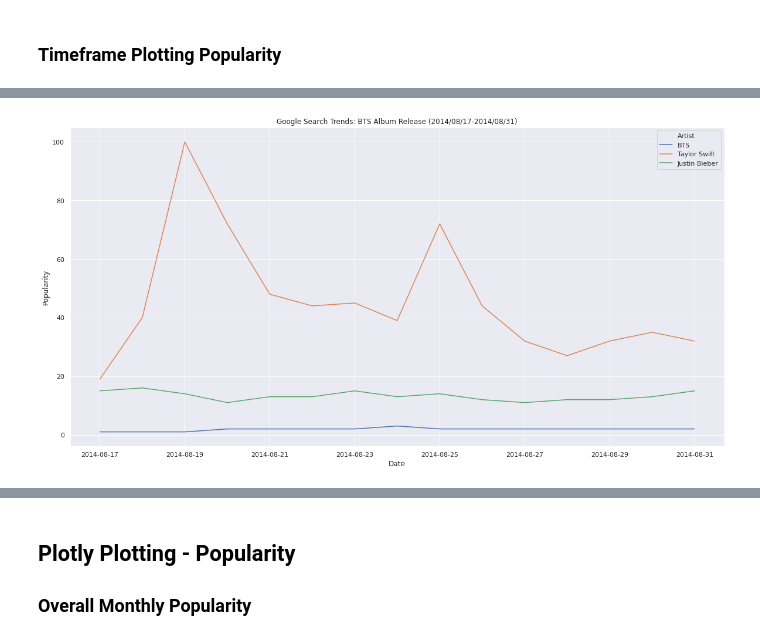
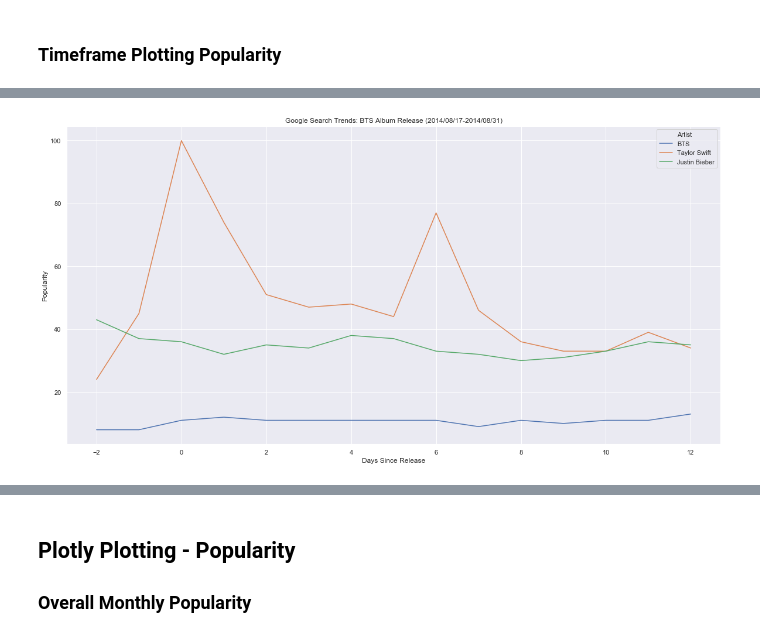
Before and after one commit to dliu9999/Fandom-Online-Collaboration, a Jupyter notebook: notebooks/01-duong-GoogleTrends.ipynb, the cells around one changed output, grey strips where cells are left out. Drawn from its saved outputs; the diff is of its cells as text; code cells hidden in the pictures.

```diff
--- a/notebooks/01-duong-GoogleTrends.ipynb
+++ b/notebooks/01-duong-GoogleTrends.ipynb
@@ -42,7 +48,7 @@ hashtag_timeframes = ['2020-06-01 2020-06-18',
                       '2021-01-18 2021-02-01']
 
 bts_timeframes = ['2014-08-17 2014-08-31',
-                 '2018-05-16 2018-06-30',
+                 '2018-05-16 2018-05-30',
                  '2020-11-18 2020-12-02']
 
 ts_timeframes = ['2014-10-25 2014-11-08',
@@ -162,57 +158,73 @@ df_list = []
 
 for albums in music_timeframes:
     for dates in albums:
-        pytrends.build_payload(kw_list = artists, cat = 3, timeframe = dates)
+        while True:
+            try:
+#                 pytrends.build_payload(kw_list = artists, cat = 3, timeframe = dates)
+                pytrends.build_payload(kw_list = artists, timeframe = dates)
 
-        ranged = pytrends.interest_over_time()
+                ranged = pytrends.interest_over_time()
 
-        ranged.drop('isPartial', inplace = True, axis = 1)
-        ranged.reset_index(inplace = True)
+                ranged.drop('isPartial', inplace = True, axis = 1)
+                ranged.reset_index(inplace = True)
 
-        ranged = ranged.melt(id_vars = ['date'],
-                            var_name = 'Artist',
-                            value_name = 'Popularity')
-        df_list.append(ranged)
+                ranged = ranged.melt(id_vars = ['date'],
+                                    var_name = 'Artist',
+                                    value_name = 'Popularity')
+                df_list.append(ranged)
 
-        #labels
+                #labels
 
-        date_labels = dates.split(' ')
+                date_labels = dates.split(' ')
 
-        file_name = 'graphs/' + artist_albums[c] + '_' +\
-        date_labels[0] + '_' + date_labels[1] +\
-        '.png'
+                file_name = 'graphs/' + artist_albums[c] + '_' +\
+                date_labels[0] + '_' + date_labels[1] +\
+                '.png'
 
-        date_labels[0] = date_labels[0].replace('-', '/')
-        date_labels[1] = date_labels[1].replace('-', '/')
+                print(file_name)
+
+                date_labels[0] = date_labels[0].replace('-', '/')
+                date_labels[1] = date_labels[1].replace('-', '/')
 
 
+                title_text = 'Google Search Trends: ' + artist_albums[c] +\
+                ' Album Release (' + date_labels[0] + '-' + date_labels[1] + ')'
 
-        title_text = 'Google Search Trends: ' + artist_albums[c] +\
-        ' Album Release (' + date_labels[0] + '-' + date_labels[1] + ')'
+                #plotting
 
-        #plotting
+                labels = np.arange(-2, 13, 1)
+                labels = np.tile(labels, 3)
 
-        g = sns.lineplot(data = ranged, x = 'date', y = 'Popularity',
-                 hue = 'Artist', dashes = False)
+#                 labels = np.arange(-2, 13, 1)
 
-        g.xaxis.set_major_locator(ticker.MaxNLocator(nbins = 8))
+                ranged['Days Since Release'] = labels
 
-        g.set_title(title_text)
-        g.set(xlabel = 'Date')
+                g = sns.lineplot(data = ranged, x = 'Days Since Release', y = 'Popularity',
+                         hue = 'Artist', dashes = False)
 
-        plt.savefig(file_name, dpi=300)
+                #g.xaxis.set_major_locator(ticker.MaxNLocator(nbins = 8))
 
-#         labels = np.arange(-2, 15, 1)
-#         ranged.index = labels
+                g.set_title(title_text)
+                #g.set(xlabel = 'Date')
 
-#         g = ranged.plot(kind = 'line',
-#                    title = title_text)
+                plt.savefig(file_name, dpi=300)
 
-#         g.set_xlabel("Days Since Release")
-#         g.set_ylabel("Popularity")
 
-        plt.show()
-        time.sleep(12)
+#                 g = sns.lineplot(data = ranged, x = 'date', y = 'Popularity',
+#                           hue = 'Artist', dashes = False)
+
+#                 g.set(xlabel = 'Days Since Release')
+#                 g.set(ylabel = 'Popularity')
+
+#                 plt.savefig(file_name, dpi=300)
+
+                plt.show()
+
+                break
+            except:
+                time.sleep(12)
+                continue
+
     c += 1
-    time.sleep(6)
+    time.sleep(12)
 # %% [output]
@@ -219 +232 @@ for albums in music_timeframes:
-[figure, old version]
+[figure, new version]
```
Also changed, not shown: parts of 27 cells of this notebook, 37 other files.
